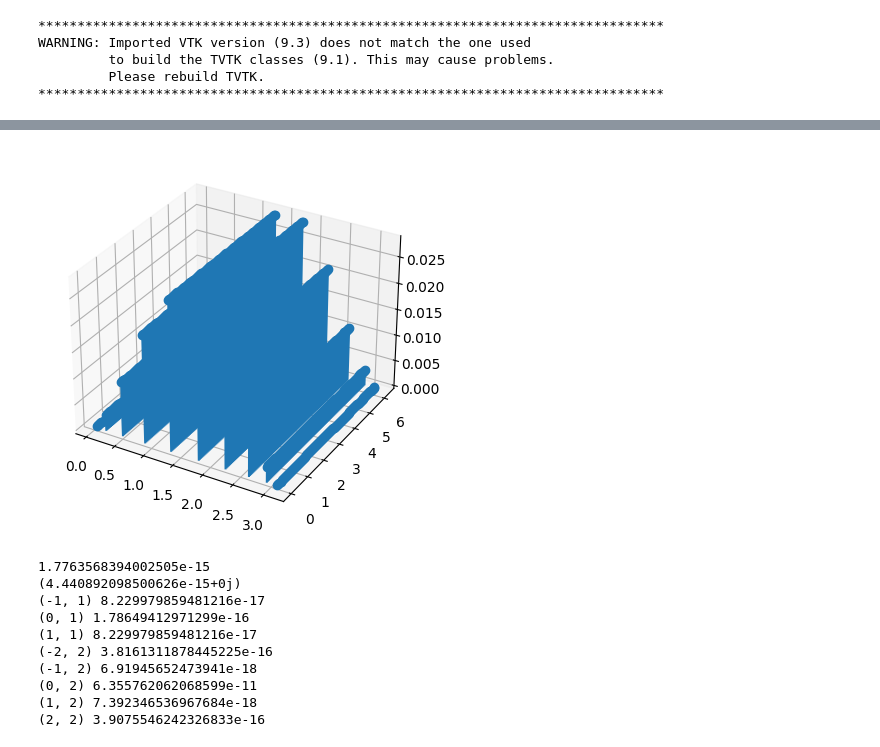
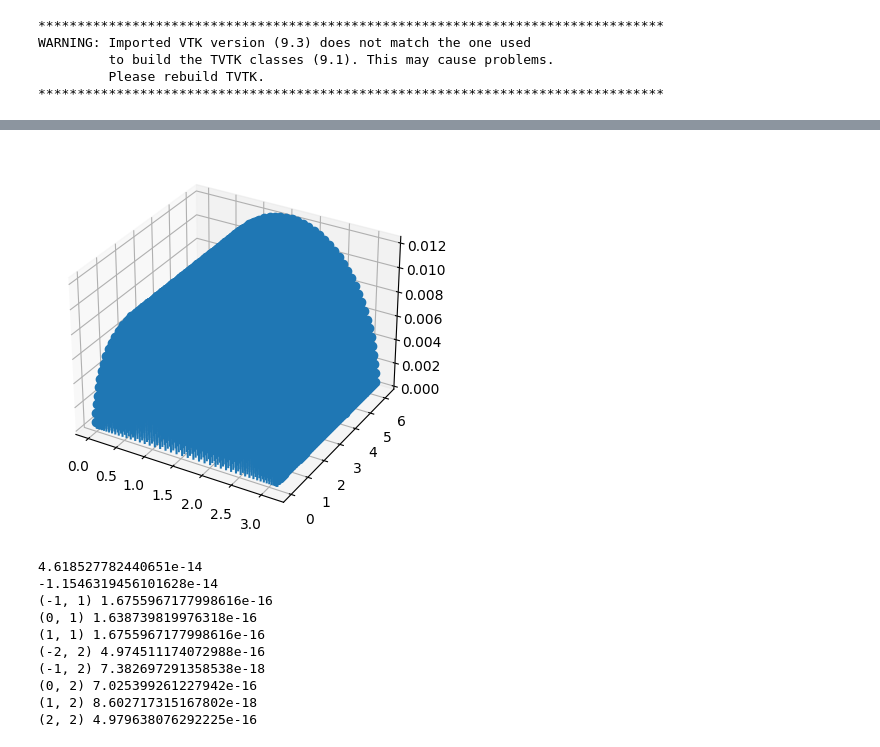
Before and after one commit to jakobtkn/ggqpy, a Jupyter notebook: ex_sphere.ipynb, the cells around one changed output, grey strips where cells are left out. Cells and saved outputs as stored; diff of their text form; code cells hidden in the pictures.

```diff
--- a/ex_sphere.ipynb
+++ b/ex_sphere.ipynb
@@ -39,27 +43,28 @@ for f in functions:
 # %%
-
 disc = Discretizer()
-theta_d,phi_d,w_d,theta_l,phi_l = disc.naive_discretize2d_sphere(10, 100)
+N = 50
+M = 50
+theta_d,phi_d,w_d,theta_l,phi_l = disc.naive_discretize2d_sphere(N, M)
 fig, ax = plt.subplots(subplot_kw=dict(projection='3d'))
 markerline, stemlines, baseline = ax.stem(theta_d,phi_d,w_d, basefmt=" ")
 plt.show()
 # %% [output]
-[figure, old version]
+[figure, new version]
 # %%
-print(w_d.sum() - 4*np.pi)
-print(Y(0,0)(theta_d,phi_d)@w_d - np.sqrt(4*np.pi))
+print(abs(np.sin(theta_d)@w_d - 4*np.pi))
+print(abs(np.sin(theta_d)*Y(0,0)(theta_d,phi_d))@w_d - np.sqrt(4*np.pi))
 
 for l in range(1,3):
     for m in range(-l, l+1):
-        print((m,l), abs(Y(m,l)(theta_d,phi_d)@w_d))
+        print((m,l), abs((np.sin(theta_d)*Y(m,l)(theta_d,phi_d))@w_d))
 # %% [output]
-1.7763568394002505e-15
-(4.440892098500626e-15+0j)
-(-1, 1) 8.229979859481216e-17
-(0, 1) 1.78649412971299e-16
-(1, 1) 8.229979859481216e-17
-(-2, 2) 3.8161311878445225e-16
-(-1, 2) 6.91945652473941e-18
-(0, 2) 6.355762062068599e-11
-(1, 2) 7.392346536967684e-18
-(2, 2) 3.9075546242326833e-16
+4.618527782440651e-14
+-1.1546319456101628e-14
+(-1, 1) 1.6755967177998616e-16
+(0, 1) 1.638739819976318e-16
+(1, 1) 1.6755967177998616e-16
+(-2, 2) 4.974511174072988e-16
+(-1, 2) 7.382697291358538e-18
+(0, 2) 7.025399261227942e-16
+(1, 2) 8.602717315167802e-18
+(2, 2) 4.979638076292225e-16
```
Also changed, not shown: parts of 12 cells of this notebook, 5 other files.
